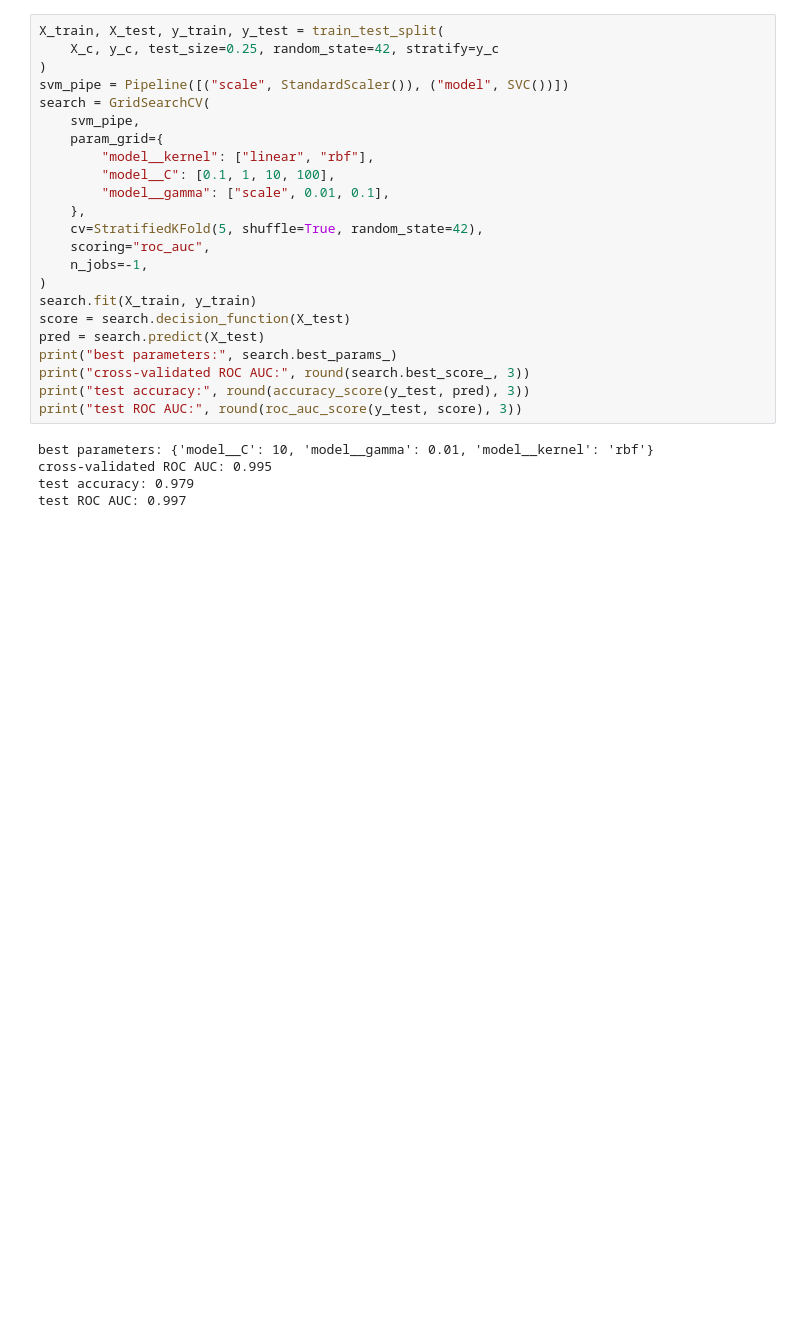
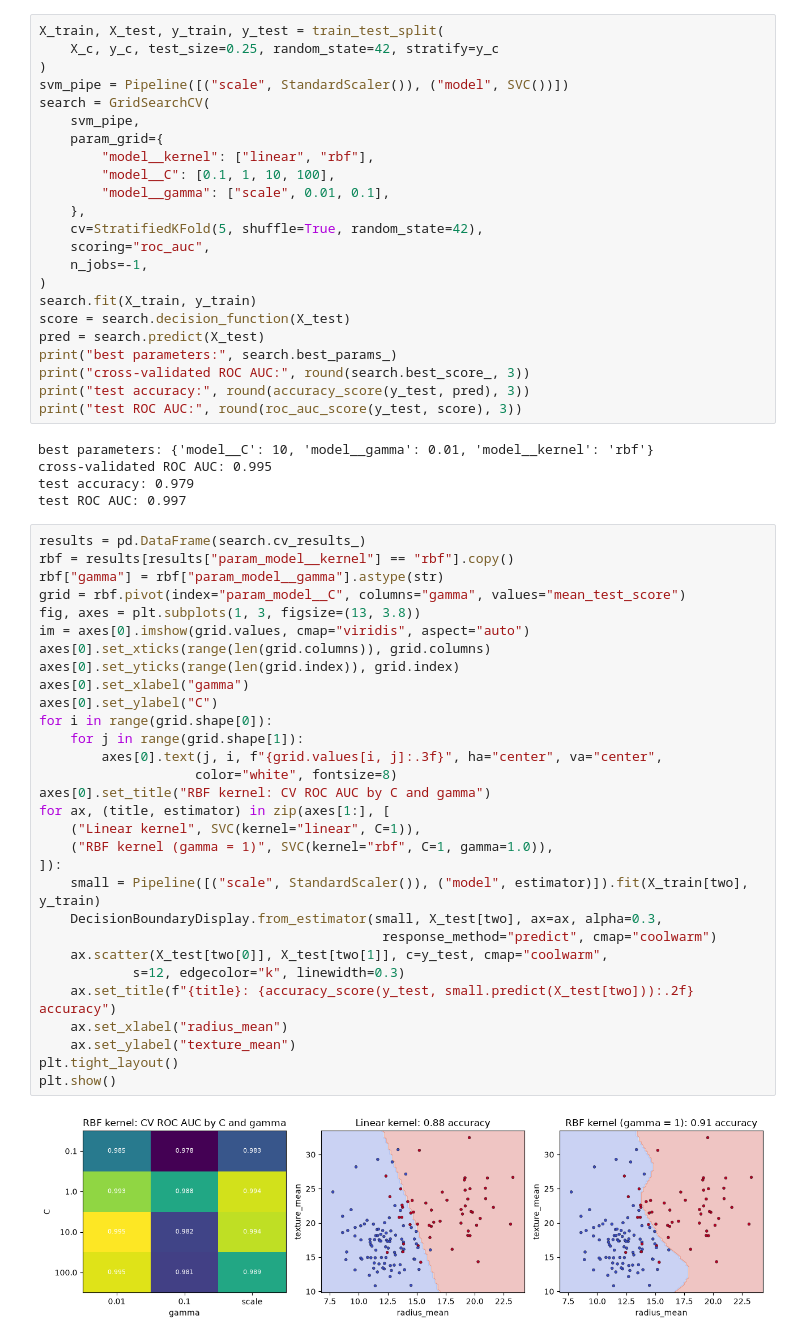
Before and after one commit to wakakill/ML-Lab, a Jupyter notebook: all_experiments/Lab-3.ipynb, the cells around one changed output. Drawn from its saved outputs; the diff is of its cells as text; blank space fills up the shorter version.

```diff
--- a/all_experiments/Lab-3.ipynb
+++ b/all_experiments/Lab-3.ipynb
@@ -293,3 +293,35 @@ best parameters: {'model__C': 10, 'model__gamma': 0.01, 'model__kernel': 'rbf'}
 cross-validated ROC AUC: 0.995
 test accuracy: 0.979
 test ROC AUC: 0.997
+# %%
+results = pd.DataFrame(search.cv_results_)
+rbf = results[results["param_model__kernel"] == "rbf"].copy()
+rbf["gamma"] = rbf["param_model__gamma"].astype(str)
+grid = rbf.pivot(index="param_model__C", columns="gamma", values="mean_test_score")
+fig, axes = plt.subplots(1, 3, figsize=(13, 3.8))
+im = axes[0].imshow(grid.values, cmap="viridis", aspect="auto")
+axes[0].set_xticks(range(len(grid.columns)), grid.columns)
+axes[0].set_yticks(range(len(grid.index)), grid.index)
+axes[0].set_xlabel("gamma")
+axes[0].set_ylabel("C")
+for i in range(grid.shape[0]):
+    for j in range(grid.shape[1]):
+        axes[0].text(j, i, f"{grid.values[i, j]:.3f}", ha="center", va="center",
+                    color="white", fontsize=8)
+axes[0].set_title("RBF kernel: CV ROC AUC by C and gamma")
+for ax, (title, estimator) in zip(axes[1:], [
+    ("Linear kernel", SVC(kernel="linear", C=1)),
+    ("RBF kernel (gamma = 1)", SVC(kernel="rbf", C=1, gamma=1.0)),
+]):
+    small = Pipeline([("scale", StandardScaler()), ("model", estimator)]).fit(X_train[two], y_train)
+    DecisionBoundaryDisplay.from_estimator(small, X_test[two], ax=ax, alpha=0.3,
+                                            response_method="predict", cmap="coolwarm")
+    ax.scatter(X_test[two[0]], X_test[two[1]], c=y_test, cmap="coolwarm",
+            s=12, edgecolor="k", linewidth=0.3)
+    ax.set_title(f"{title}: {accuracy_score(y_test, small.predict(X_test[two])):.2f} accuracy")
+    ax.set_xlabel("radius_mean")
+    ax.set_ylabel("texture_mean")
+plt.tight_layout()
+plt.show()
+# %% [output]
+[figure, added]
```
Also changed, not shown: parts of 1 cell of this notebook.
